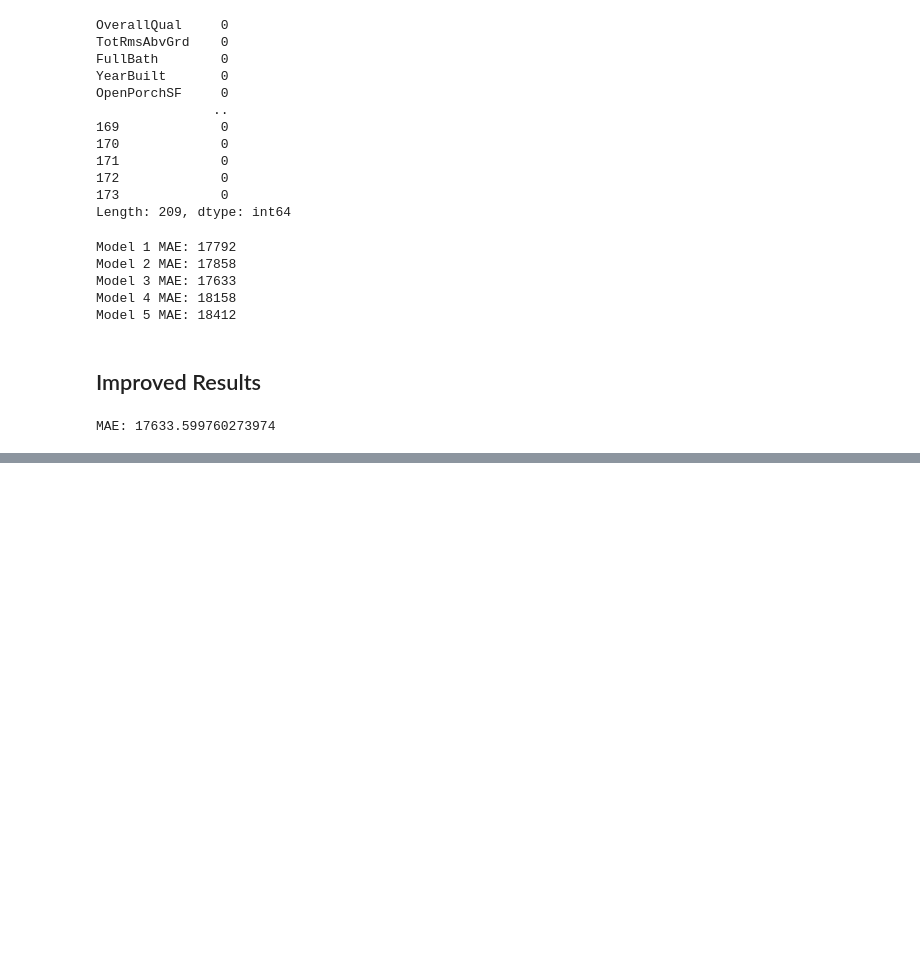
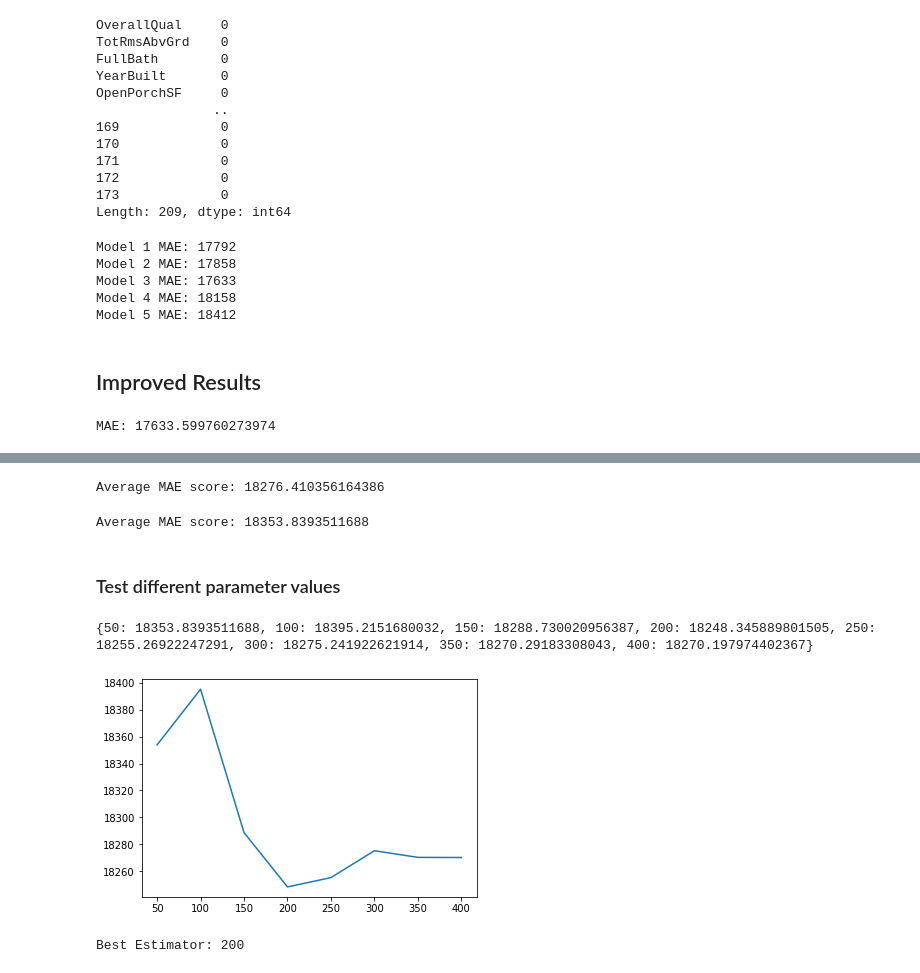
Before and after one commit to rivillasm/kaggler_30day_tutorial, a Jupyter notebook: kgl_day013.ipynb, the cells around one changed output, grey strips where cells are left out. Drawn from its saved outputs; the diff is of its cells as text; code cells hidden in the pictures; blank space fills up the shorter version.

```diff
--- a/kgl_day013.ipynb
+++ b/kgl_day013.ipynb
@@ -339,0 +479,54 @@ MAE: 17633.599760273974
+# %%
+from sklearn.model_selection import cross_val_score
+
+# Multiply by -1 since sklearn calculates *negative* MAE
+scores = -1 * cross_val_score(my_pipeline, X, y,
+                              cv=5,
+                              scoring='neg_mean_absolute_error')
+
+print("Average MAE score:", scores.mean())
+# %% [output]
+Average MAE score: 18276.410356164386
+# %%
+def get_score(n_estimators):
+    """Return the average MAE over 3 CV folds of random forest model.
+    Keyword argument:
+    n_estimators -- the number of trees in the forest
+    """
+    my_pipeline = Pipeline(steps=[
+    ('preprocessor', SimpleImputer()),
+    ('model', RandomForestRegressor(n_estimators=n_estimators, random_state=0))])
+
+    # Multiply by -1 since sklearn calculates *negative* MAE
+    scores = -1 * cross_val_score(my_pipeline, X, y,
+                              cv=3,
+                              scoring='neg_mean_absolute_error')
+
+    return scores.mean()
+# %%
+print("Average MAE score:", get_score(50))
+# %% [output]
+Average MAE score: 18353.8393511688
+# %% [markdown]
+### Test different parameter values
+# %%
+import numpy as np
+results={}
+for i in np.arange(50,450,50):
+    #print(i)
+    results[i]=get_score(i)
+print(results)
+# %% [output]
+{50: 18353.8393511688, 100: 18395.2151680032, 150: 18288.730020956387, 200: 18248.345889801505, 250: 18255.26922247291, 300: 18275.241922621914, 350: 18270.29183308043, 400: 18270.197974402367}
+# %%
+import matplotlib.pyplot as plt
+%matplotlib inline
+
+plt.plot(list(results.keys()), list(results.values()))
+plt.show()
+# %% [output]
+[figure, added]
+# %%
+print('Best Estimator:', min(zip(results.values(), results.keys()))[1])
+# %% [output]
+Best Estimator: 200
```
Also changed, not shown: parts of 17 cells of this notebook, 1 other file.
